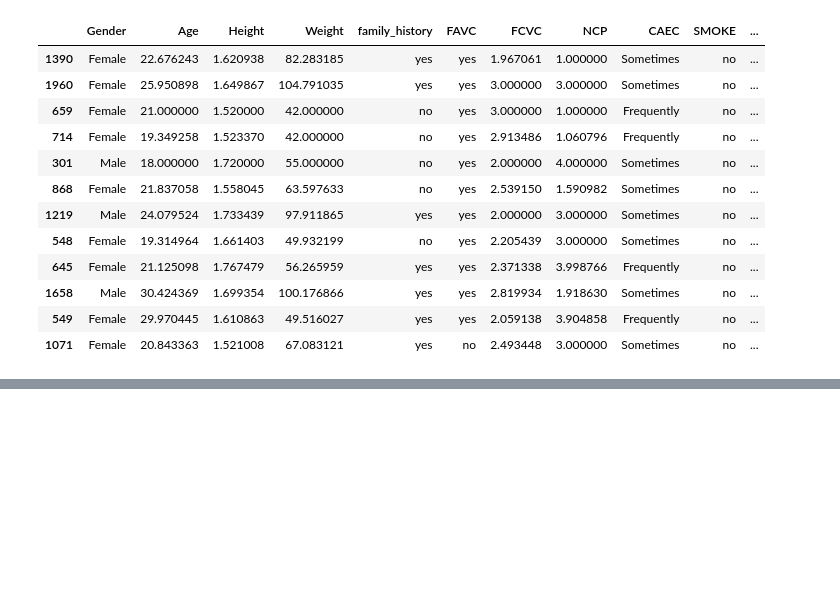
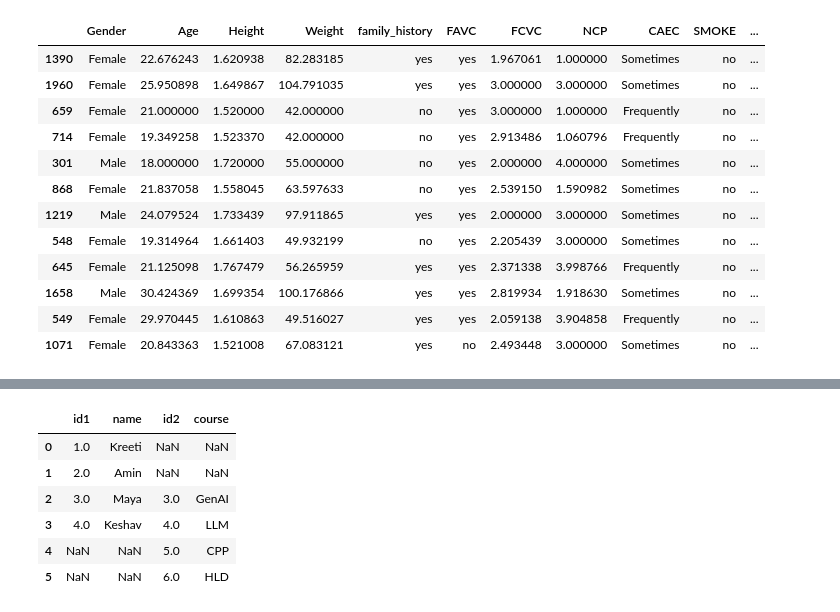
Before and after one commit to Aakashraz/data-science, a Jupyter notebook: learn-pandas.ipynb, the cells around one changed output, grey strips where cells are left out. Saved outputs shown, nothing was run; the diff lists cells and outputs as text; code cells hidden in the pictures; blank space fills up the shorter version.

```diff
--- a/learn-pandas.ipynb
+++ b/learn-pandas.ipynb
@@ -188,0 +223,20 @@ df4.sample(13)
+# %%
+df11 = pd.DataFrame({
+    'id1' : [1,2,3,4],
+    'name' : ['Kreeti', 'Amin', 'Maya','Keshav']
+})
+
+df12 = pd.DataFrame({
+    'id2' : [3,4, 5,6],
+    'course' : ['GenAI', 'LLM', 'CPP', 'HLD']
+})
+outer= pd.merge(df11, df12, how='outer', left_on='id1', right_on='id2')
+outer
+# %% [output]
+|  | id1 | name | id2 | course |
+| 0 | 1.0 | Kreeti | NaN | NaN |
+| 1 | 2.0 | Amin | NaN | NaN |
+| 2 | 3.0 | Maya | 3.0 | GenAI |
+| 3 | 4.0 | Keshav | 4.0 | LLM |
+| 4 | NaN | NaN | 5.0 | CPP |
+| 5 | NaN | NaN | 6.0 | HLD |
```
Also changed, not shown: parts of 6 cells of this notebook.
